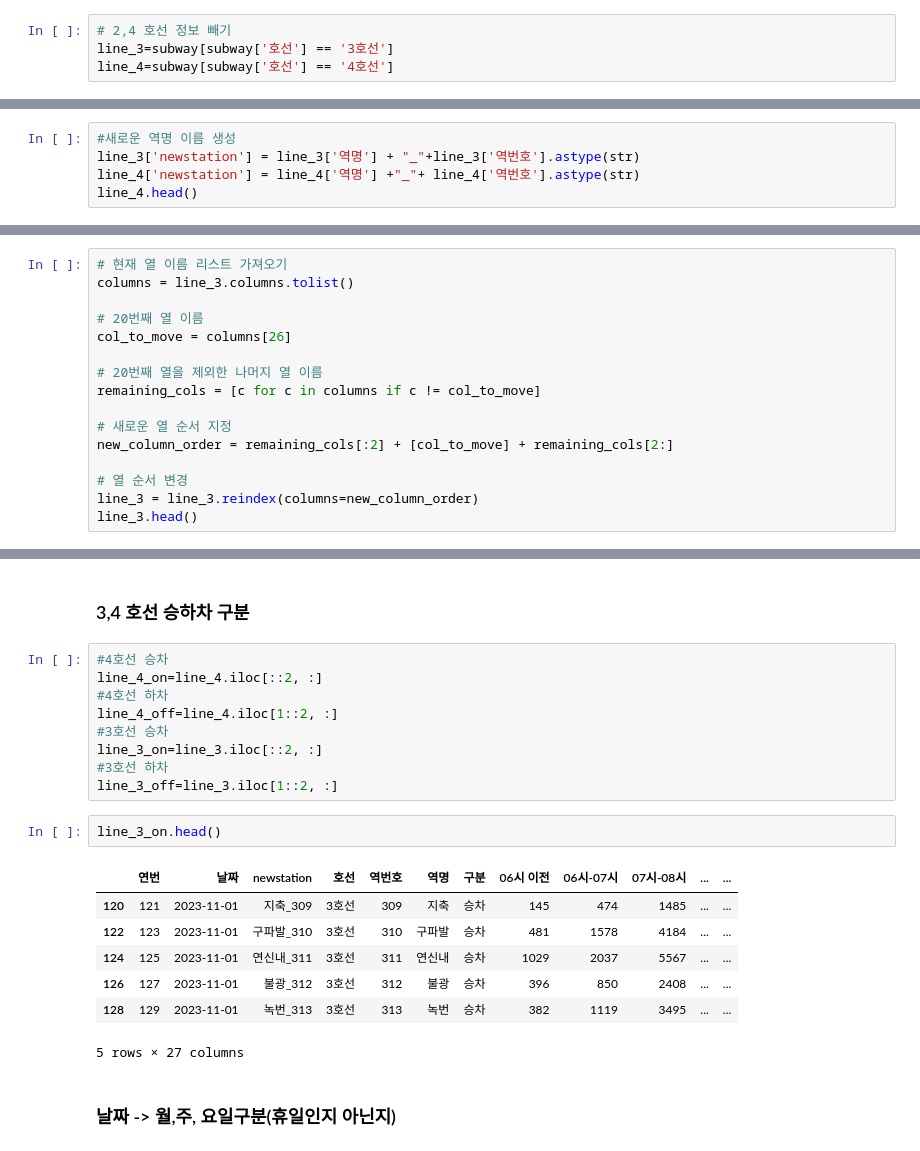
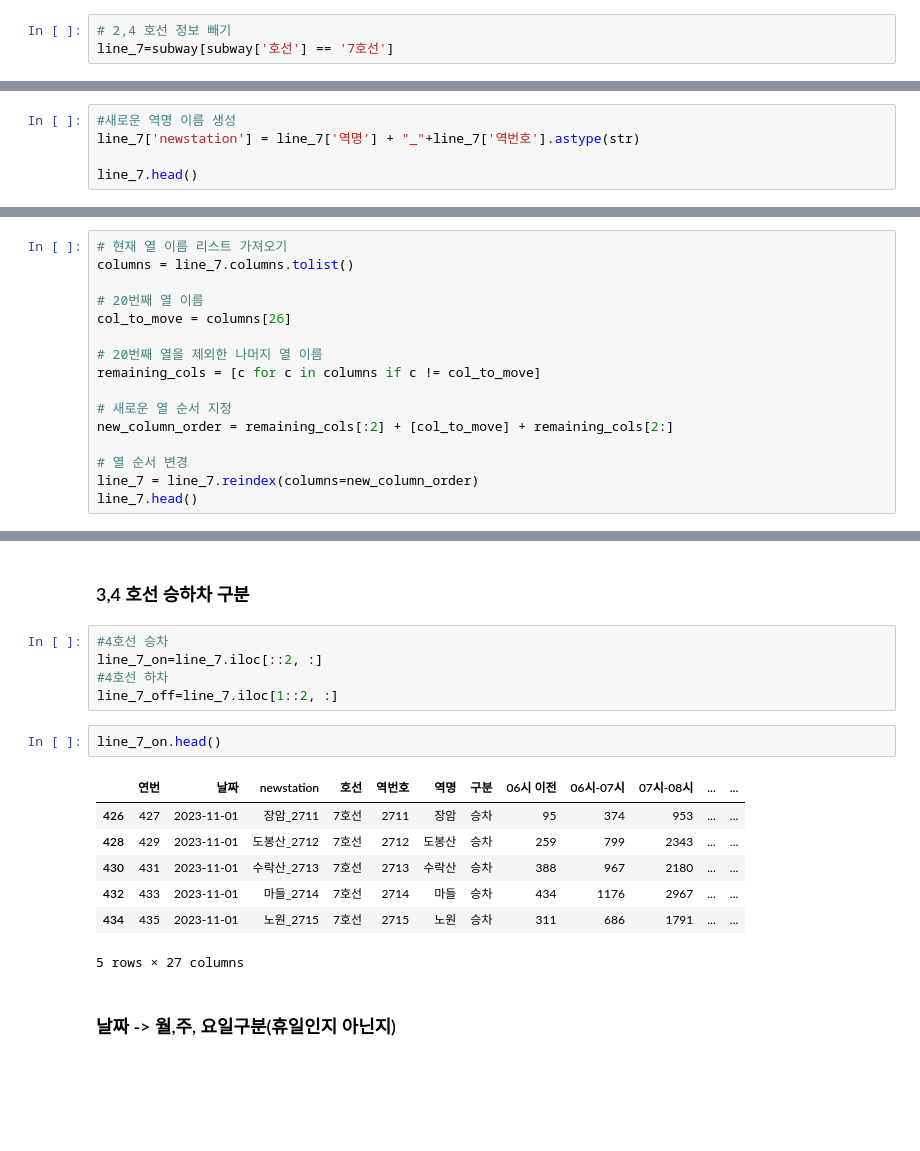
Before and after one commit to rhkddud0310/HaruSijack, a Jupyter notebook: DataAnalysis/지하철배차간격정제_ji.ipynb, the cells around one changed output, grey strips where cells are left out. Cells and saved outputs as stored; diff of their text form; blank space fills up the shorter version.

```diff
--- a/DataAnalysis/2,4호선 정제.ipynb
+++ b/DataAnalysis/지하철배차간격정제_ji.ipynb
@@ -366,6 +390,5 @@ subway[subway['역명'] == '남위례']
 184 rows × 26 columns
 # %%
 # 2,4 호선 정보 빼기
-line_3=subway[subway['호선'] == '3호선']
-line_4=subway[subway['호선'] == '4호선']
+line_7=subway[subway['호선'] == '7호선']
 # %%
@@ -520,7 +489,7 @@ Name: 역명, Length: 6210, dtype: object
 # %%
 #새로운 역명 이름 생성
-line_3['newstation'] = line_3['역명'] + "_"+line_3['역번호'].astype(str)
-line_4['newstation'] = line_4['역명'] +"_"+ line_4['역번호'].astype(str)
-line_4.head()
+line_7['newstation'] = line_7['역명'] + "_"+line_7['역번호'].astype(str)
+
+line_7.head()
 # %% [output]
 |  | 연번 | 날짜 | 호선 | 역번호 | 역명 | 구분 | 06시 이전 | 06시-07시 | 07시-08시 | 08시-09시 | ... | ... |
@@ -547,7 +516,7 @@ Index(['연번', '날짜', '호선', '역번호', '역명', '구분', '06시 이
 #### column 순서 재배치
 # %%
 # 현재 열 이름 리스트 가져오기
-columns = line_3.columns.tolist()
+columns = line_7.columns.tolist()
 
 # 20번째 열 이름
 col_to_move = columns[26]
@@ -559,7 +528,7 @@ remaining_cols = [c for c in columns if c != col_to_move]
 new_column_order = remaining_cols[:2] + [col_to_move] + remaining_cols[2:]
 
 # 열 순서 변경
-line_3 = line_3.reindex(columns=new_column_order)
-line_3.head()
+line_7 = line_7.reindex(columns=new_column_order)
+line_7.head()
 # %% [output]
 |  | 연번 | 날짜 | newstation | 호선 | 역번호 | 역명 | 구분 | 06시 이전 | 06시-07시 | 07시-08시 | ... | ... |
@@ -597,22 +542,18 @@ line_4.head()
 ### 3,4 호선 승하차 구분
 # %%
 #4호선 승차
-line_4_on=line_4.iloc[::2, :]
+line_7_on=line_7.iloc[::2, :]
 #4호선 하차
-line_4_off=line_4.iloc[1::2, :]
-#3호선 승차
-line_3_on=line_3.iloc[::2, :]
-#3호선 하차
-line_3_off=line_3.iloc[1::2, :]
+line_7_off=line_7.iloc[1::2, :]
 # %%
-line_3_on.head()
+line_7_on.head()
 # %% [output]
 |  | 연번 | 날짜 | newstation | 호선 | 역번호 | 역명 | 구분 | 06시 이전 | 06시-07시 | 07시-08시 | ... | ... |
-| 120 | 121 | 2023-11-01 | 지축_309 | 3호선 | 309 | 지축 | 승차 | 145 | 474 | 1485 | ... | ... |
-| 122 | 123 | 2023-11-01 | 구파발_310 | 3호선 | 310 | 구파발 | 승차 | 481 | 1578 | 4184 | ... | ... |
-| 124 | 125 | 2023-11-01 | 연신내_311 | 3호선 | 311 | 연신내 | 승차 | 1029 | 2037 | 5567 | ... | ... |
-| 126 | 127 | 2023-11-01 | 불광_312 | 3호선 | 312 | 불광 | 승차 | 396 | 850 | 2408 | ... | ... |
-| 128 | 129 | 2023-11-01 | 녹번_313 | 3호선 | 313 | 녹번 | 승차 | 382 | 1119 | 3495 | ... | ... |
+| 426 | 427 | 2023-11-01 | 장암_2711 | 7호선 | 2711 | 장암 | 승차 | 95 | 374 | 953 | ... | ... |
+| 428 | 429 | 2023-11-01 | 도봉산_2712 | 7호선 | 2712 | 도봉산 | 승차 | 259 | 799 | 2343 | ... | ... |
+| 430 | 431 | 2023-11-01 | 수락산_2713 | 7호선 | 2713 | 수락산 | 승차 | 388 | 967 | 2180 | ... | ... |
+| 432 | 433 | 2023-11-01 | 마들_2714 | 7호선 | 2714 | 마들 | 승차 | 434 | 1176 | 2967 | ... | ... |
+| 434 | 435 | 2023-11-01 | 노원_2715 | 7호선 | 2715 | 노원 | 승차 | 311 | 686 | 1791 | ... | ... |
 5 rows × 27 columns
 # %% [markdown]
 ### 날짜 -> 월,주, 요일구분(휴일인지 아닌지)
```
Also changed, not shown: parts of 17 cells of this notebook, 3 other files.
